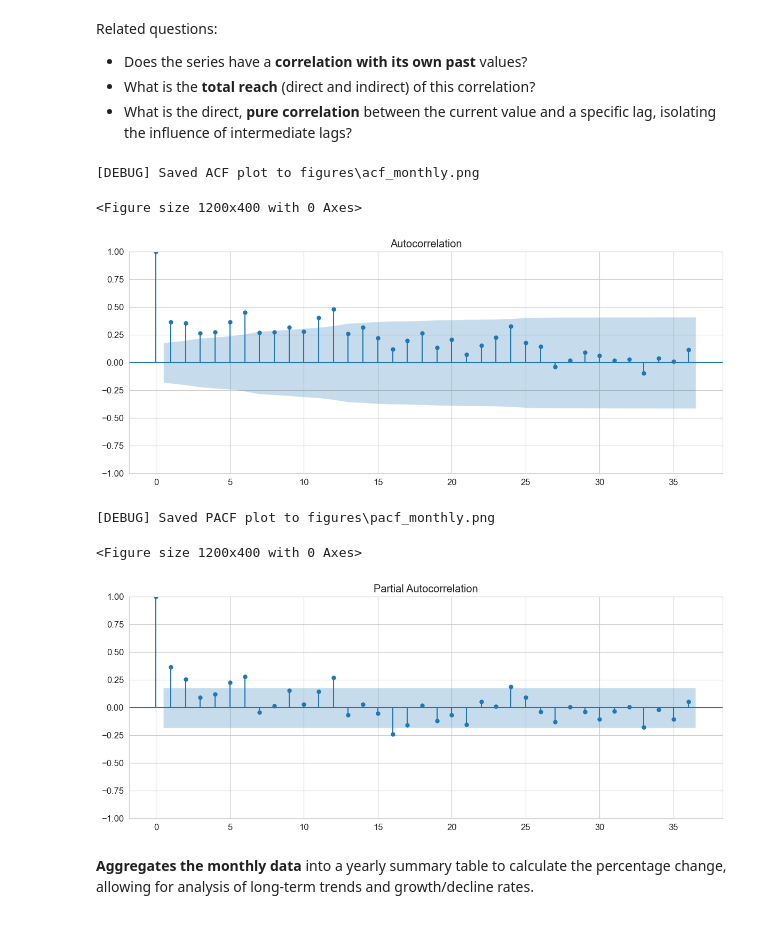
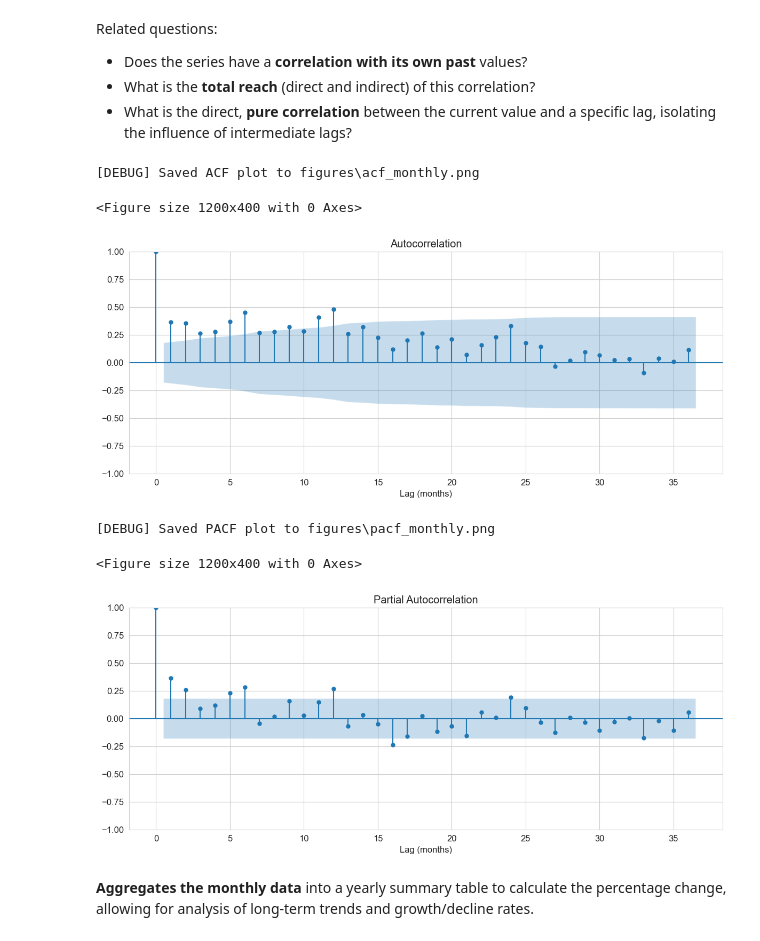
Before and after one commit to ioannisbaptista/IC2011---TB-MA, a Jupyter notebook: Exploratory Data Analysis.ipynb, the cells around one changed output. Cells and saved outputs as stored; diff of their text form; code cells hidden in the pictures.

```diff
--- a/Exploratory Data Analysis.ipynb
+++ b/Exploratory Data Analysis.ipynb
@@ -320,29 +441,44 @@ Related questions:
 # %%
 # EN: Plot ACF and PACF to inspect autocorrelation and help choose ARIMA orders
 # PT-BR: Plot ACF e PACF para inspecionar autocorrelação e ajudar a escolher ordens ARIMA
 
+# --- 1. Autocorrelation Function (ACF) Plot ---
 plt.figure(figsize=(12,4))
+# Generates the ACF plot: measures the total correlation between the series (Yt) and its past values (Yt-k).
+# series.dropna(): Ensures clean data is used for correlation calculation.
+# lags=36: Analyzes correlation up to 36 months (3 years) into the past.
+# Purpose: The plot visually identifies the correlation structure of the series, indicating the order of the
+# Moving Average (MA) component, or 'q', in an ARIMA model (where the ACF cuts off or decays).
 plot_acf(series.dropna(), lags=36)
 plt.tight_layout()
+plt.xlabel("Lag (months)")
 acf_path = FIG_DIR / "acf_monthly.png"
 plt.savefig(acf_path, bbox_inches="tight", dpi=150)
 debug(f"Saved ACF plot to {acf_path}", f"ACF salvo em {acf_path}")
 plt.show()
 
+# --- 2. Partial Autocorrelation Function (PACF) Plot ---
 plt.figure(figsize=(12,4))
+# Generates the PACF plot: measures the pure, direct correlation between the series (Yt) and a specific lag (Yt-k),
+# after removing the influence of all intermediate lags (Yt-1, ..., Yt-k+1).
+# lags=36: Analyzes direct correlation up to 36 months into the past.
+# method='ywm': Uses the Yule-Walker method for PACF calculation, which is robust.
+# Purpose: The plot is used to identify the order of the Autoregressive (AR) component, or 'p', in an ARIMA model
+# (where the PACF cuts off or decays).
 plot_pacf(series.dropna(), lags=36, method='ywm')
 plt.tight_layout()
+plt.xlabel("Lag (months)")
 pacf_path = FIG_DIR / "pacf_monthly.png"
 plt.savefig(pacf_path, bbox_inches="tight", dpi=150)
 debug(f"Saved PACF plot to {pacf_path}", f"PACF salvo em {pacf_path}")
 plt.show()
 # %% [output]
 [DEBUG] Saved ACF plot to figures\acf_monthly.png
 <Figure size 1200x400 with 0 Axes>
-[figure, old version]
+[figure, new version]
 [DEBUG] Saved PACF plot to figures\pacf_monthly.png
 <Figure size 1200x400 with 0 Axes>
-[figure, old version]
+[figure, new version]
 # %% [markdown]
 **Aggregates the monthly data** into a yearly summary table to calculate the percentage change, allowing for analysis of long-term trends and growth/decline rates.
 # %%
```
Also changed, not shown: parts of 10 cells of this notebook, 11 other files.
